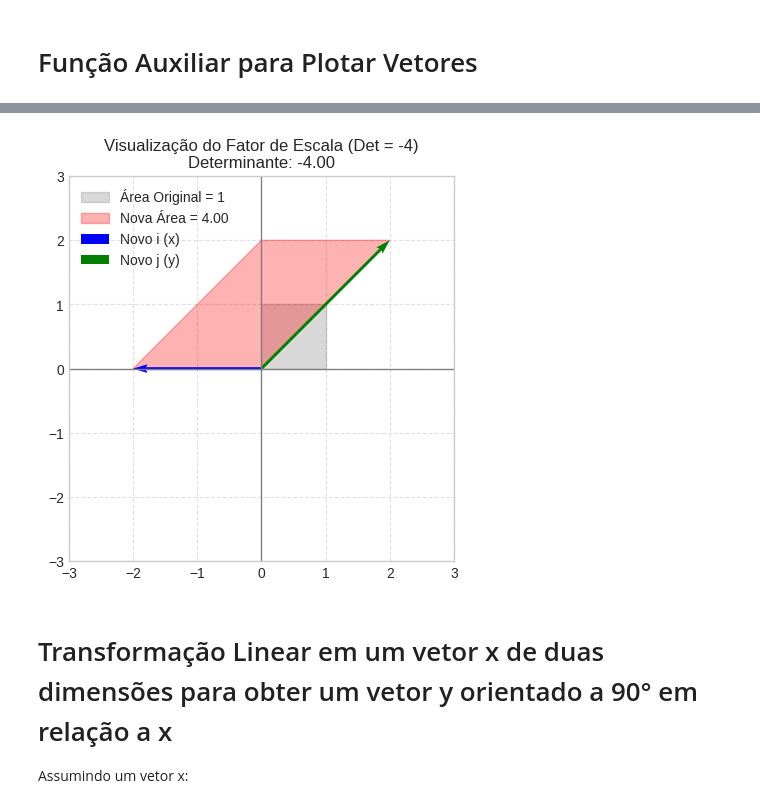
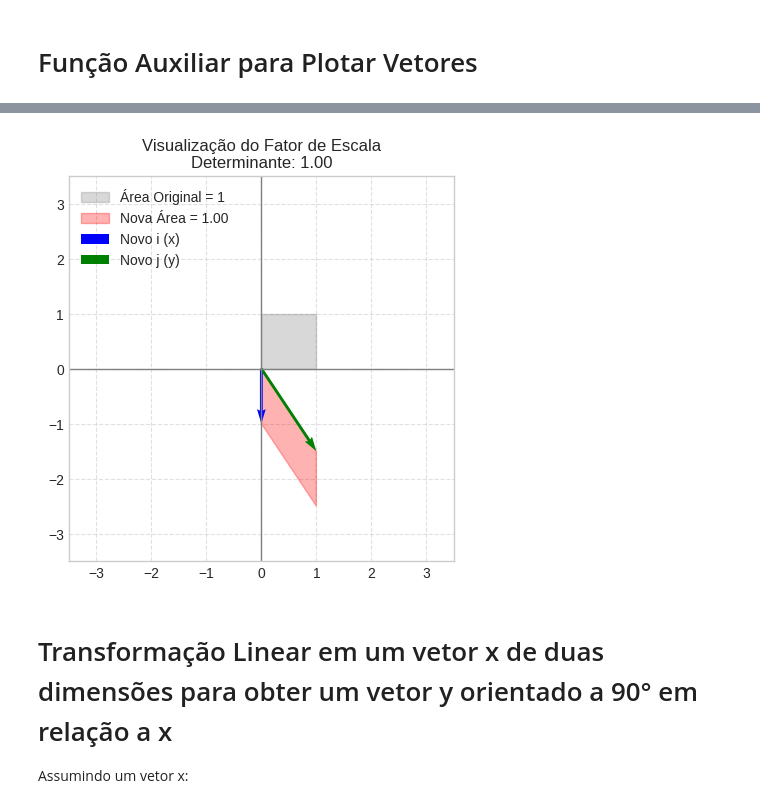
Before and after one commit to Jhonatabz/matematica-computacional-cc-2025, a Jupyter notebook: matematica_computacional_atividade1.ipynb, the cells around one changed output, grey strips where cells are left out. Drawn from its saved outputs; the diff is of its cells as text; code cells hidden in the pictures.

```diff
--- a/matematica_computacional_atividade1.ipynb
+++ b/matematica_computacional_atividade1.ipynb
@@ -162,11 +162,11 @@ Apesar dos vetores apontarem para lugares diferentes a quantidade de espaço ocu
 # %%
 m_exercicio = np.array([
-    [-2, 2],
-    [0, 2]
+    [0, 1],
+    [-1, -1.5]
 ])
-visualizar_transformacao_area(m_exercicio, "Visualização do Fator de Escala (Det = -4)")
+visualizar_transformacao_area(m_exercicio, "Visualização do Fator de Escala")
 # %% [output]
-[figure, old version]
+[figure, new version]
 # %% [markdown]
 # Transformação Linear em um vetor x de duas dimensões para obter um vetor y orientado a 90° em relação a x
 
```
Also changed, not shown: parts of 9 cells of this notebook.
